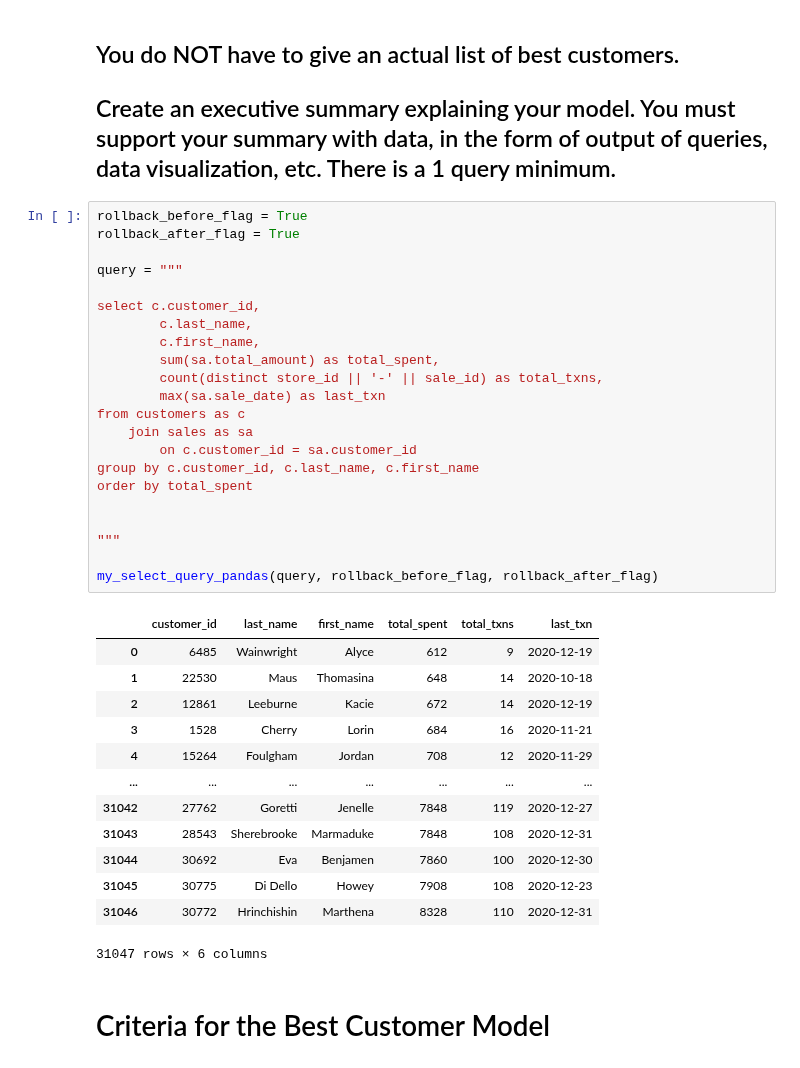
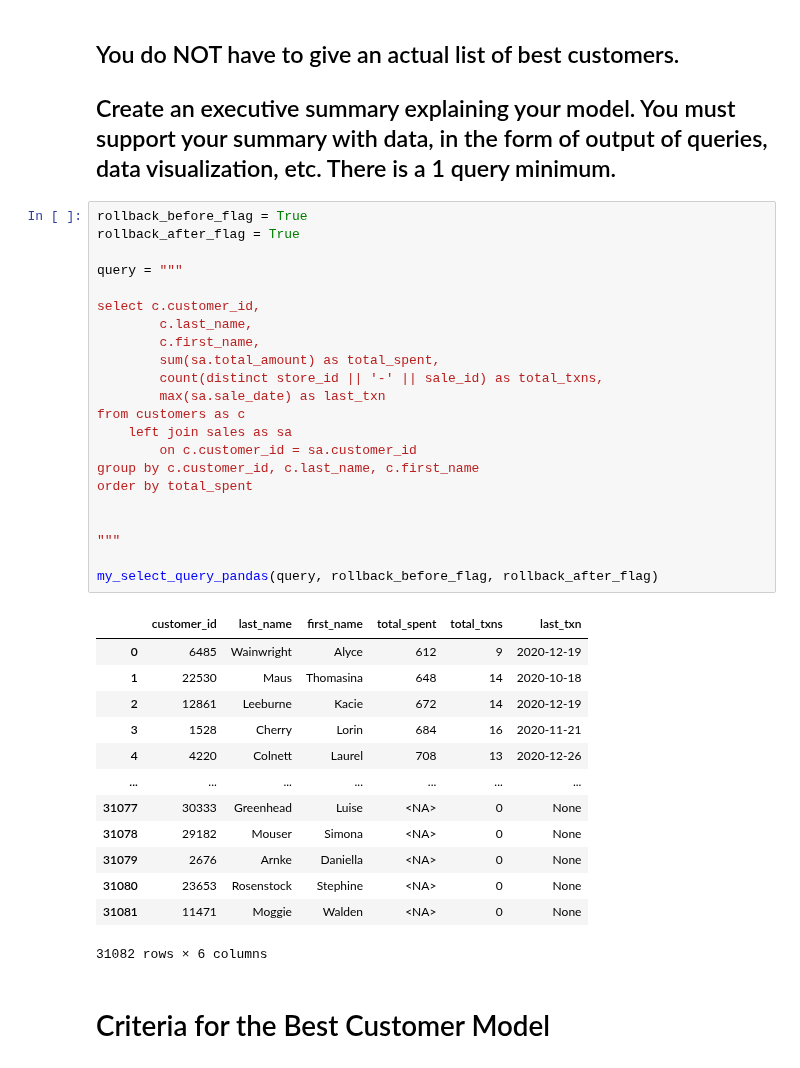
Before and after one commit to jvgalvin/Portfolio, a Jupyter notebook: project_1_5.ipynb, the cells around one changed output. Saved outputs shown, nothing was run; the diff lists cells and outputs as text.

```diff
--- a/project_1_5.ipynb
+++ b/project_1_5.ipynb
@@ -88,39 +88,39 @@ cursor = connection.cursor()
 # %%
 rollback_before_flag = True
 rollback_after_flag = True
 
 query = """
 
 select c.customer_id,
         c.last_name,
         c.first_name,
         sum(sa.total_amount) as total_spent,
         count(distinct store_id || '-' || sale_id) as total_txns,
         max(sa.sale_date) as last_txn
 from customers as c
-    join sales as sa
+    left join sales as sa
         on c.customer_id = sa.customer_id
 group by c.customer_id, c.last_name, c.first_name
 order by total_spent
 
 
 """
 
 my_select_query_pandas(query, rollback_before_flag, rollback_after_flag)
 # %% [output]
 |  | customer_id | last_name | first_name | total_spent | total_txns | last_txn |
 | 0 | 6485 | Wainwright | Alyce | 612 | 9 | 2020-12-19 |
 | 1 | 22530 | Maus | Thomasina | 648 | 14 | 2020-10-18 |
 | 2 | 12861 | Leeburne | Kacie | 672 | 14 | 2020-12-19 |
 | 3 | 1528 | Cherry | Lorin | 684 | 16 | 2020-11-21 |
-| 4 | 15264 | Foulgham | Jordan | 708 | 12 | 2020-11-29 |
+| 4 | 4220 | Colnett | Laurel | 708 | 13 | 2020-12-26 |
 | ... | ... | ... | ... | ... | ... | ... |
-| 31042 | 27762 | Goretti | Jenelle | 7848 | 119 | 2020-12-27 |
-| 31043 | 28543 | Sherebrooke | Marmaduke | 7848 | 108 | 2020-12-31 |
-| 31044 | 30692 | Eva | Benjamen | 7860 | 100 | 2020-12-30 |
-| 31045 | 30775 | Di Dello | Howey | 7908 | 108 | 2020-12-23 |
-| 31046 | 30772 | Hrinchishin | Marthena | 8328 | 110 | 2020-12-31 |
+| 31077 | 30333 | Greenhead | Luise | <NA> | 0 | None |
+| 31078 | 29182 | Mouser | Simona | <NA> | 0 | None |
+| 31079 | 2676 | Arnke | Daniella | <NA> | 0 | None |
+| 31080 | 23653 | Rosenstock | Stephine | <NA> | 0 | None |
+| 31081 | 11471 | Moggie | Walden | <NA> | 0 | None |
-31047 rows × 6 columns
+31082 rows × 6 columns
 # %% [markdown]
 # Criteria for the Best Customer Model
 # %% [markdown]
```
Also changed, not shown: 5 other files.
